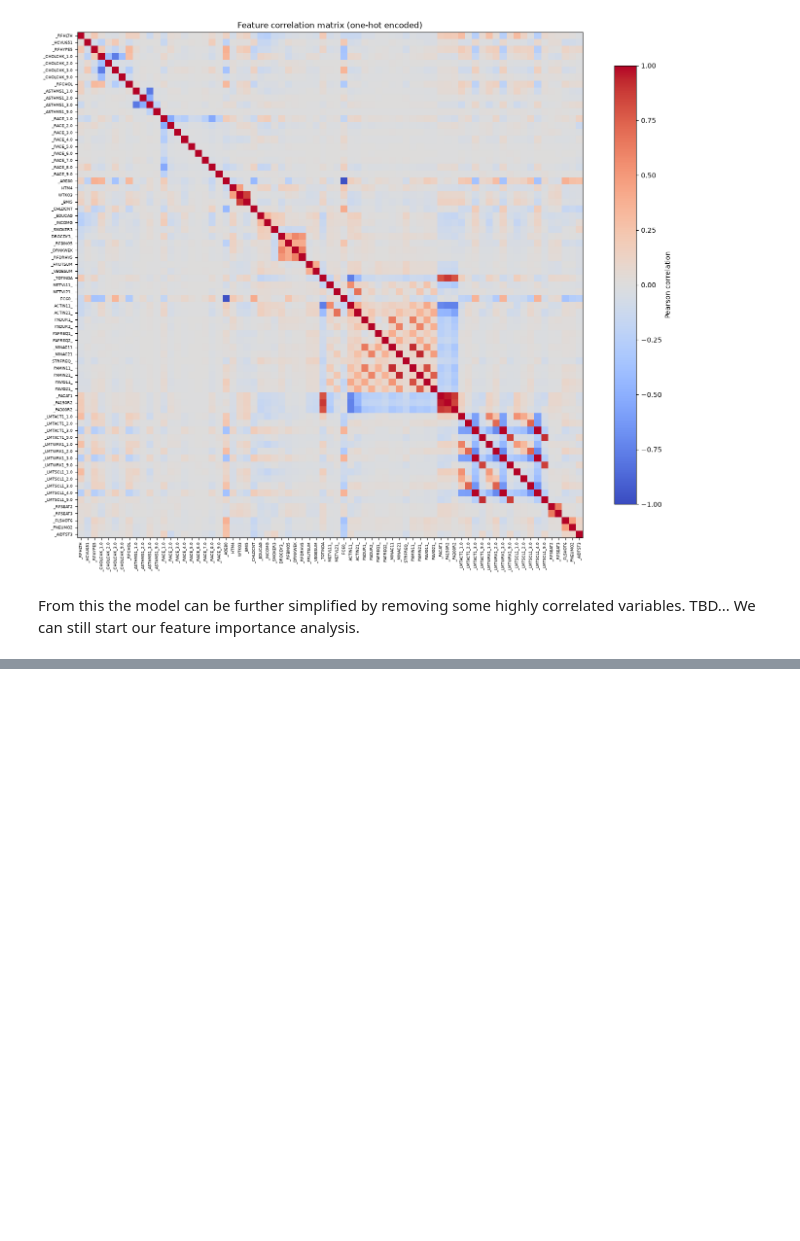
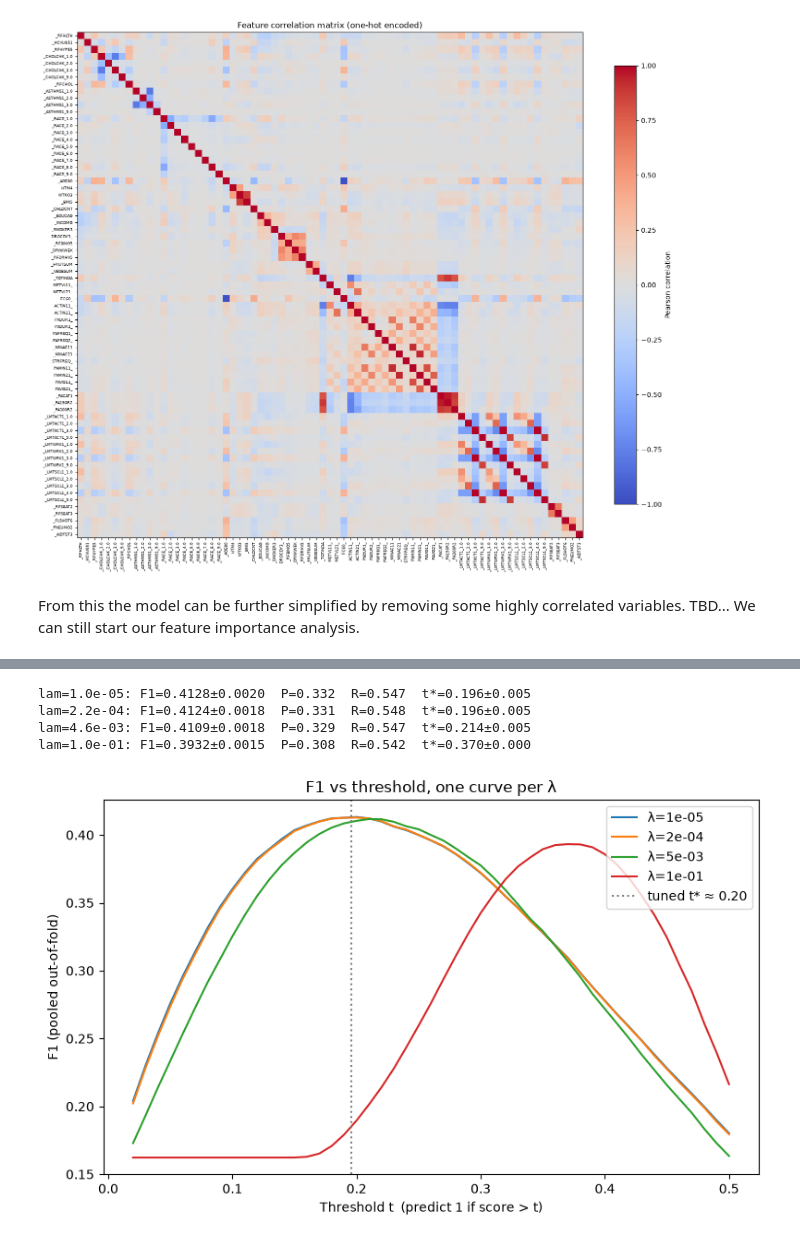
Before and after one commit to AlfinSib/ML_project_1, a Jupyter notebook: data_cleaning.ipynb, the cells around one changed output, grey strips where cells are left out. Cells and saved outputs as stored; diff of their text form; code cells hidden in the pictures; blank space fills up the shorter version.

```diff
--- a/data_cleaning.ipynb
+++ b/data_cleaning.ipynb
@@ -540,0 +696,52 @@ _RACE_9.0          -0.0000  0.0000
+# %%
+THS = np.linspace(0.02, 0.5, 49)          # thresholds 0.02 .. 0.50, step 0.01
+all_idx = np.arange(len(y_train))
+
+f1_table = []
+for r in results:
+    f1s, ts, precs, recs = [], [], [], []
+    for st in r["fold_state"]:
+        val_idx = st["val_idx"]
+        tr_idx = np.setdiff1d(all_idx, val_idx)
+        w, mu, sd = st["w"], st["mu"], st["sd"]
+
+        p_tr = 0.5 * (1 + np.tanh(0.5 * (((x_tr_one_hot[tr_idx] - mu) / sd) @ w[1:] + w[0])))
+        f1_tr = np.array([ds.F1_score(y_train[tr_idx], p_tr, t)[0] for t in THS])
+        t_hat = THS[int(np.argmax(f1_tr))]
+
+        p_val = r["val_scores"][val_idx]
+        f1_val, (tp, fp, fn) = ds.F1_score(y_train[val_idx], p_val, t_hat)
+        f1s.append(f1_val)
+        precs.append(tp / (tp + fp) if (tp + fp) > 0 else 0.0)
+        recs.append(tp / (tp + fn) if (tp + fn) > 0 else 0.0)
+        ts.append(t_hat)
+
+    f1_table.append({
+        "gamma": r["gamma"], "lam": r["lam"],
+        "f1": np.mean(f1s), "f1_std": np.std(f1s),
+        "precision": np.mean(precs), "recall": np.mean(recs),
+        "threshold": np.mean(ts), "threshold_std": np.std(ts),
+    })
+    e = f1_table[-1]
+    print(f"lam={e['lam']:.1e}: F1={e['f1']:.4f}±{e['f1_std']:.4f}  "
+        f"P={e['precision']:.3f}  R={e['recall']:.3f}  "
+        f"t*={e['threshold']:.3f}±{e['threshold_std']:.3f}")
+
+plt.figure(figsize=(8, 5))
+for r in results:
+    f1_curve = [ds.F1_score(y_train, r["val_scores"], t)[0] for t in THS]
+    plt.plot(THS, f1_curve, label=f"λ={r['lam']:.0e}")
+best_overall = max(f1_table, key=lambda e: e["f1"])
+plt.axvline(best_overall["threshold"], color="grey", linestyle=":",
+            label=f"tuned t* ≈ {best_overall['threshold']:.2f}")
+plt.xlabel("Threshold t  (predict 1 if score > t)")
+plt.ylabel("F1 (pooled out-of-fold)")
+plt.title("F1 vs threshold, one curve per λ")
+plt.legend()
+plt.tight_layout()
+# %% [output]
+lam=1.0e-05: F1=0.4128±0.0020  P=0.332  R=0.547  t*=0.196±0.005
+lam=2.2e-04: F1=0.4124±0.0018  P=0.331  R=0.548  t*=0.196±0.005
+lam=4.6e-03: F1=0.4109±0.0018  P=0.329  R=0.547  t*=0.214±0.005
+lam=1.0e-01: F1=0.3932±0.0015  P=0.308  R=0.542  t*=0.370±0.000
+[figure, added]
```
Also changed, not shown: parts of 11 cells of this notebook.
